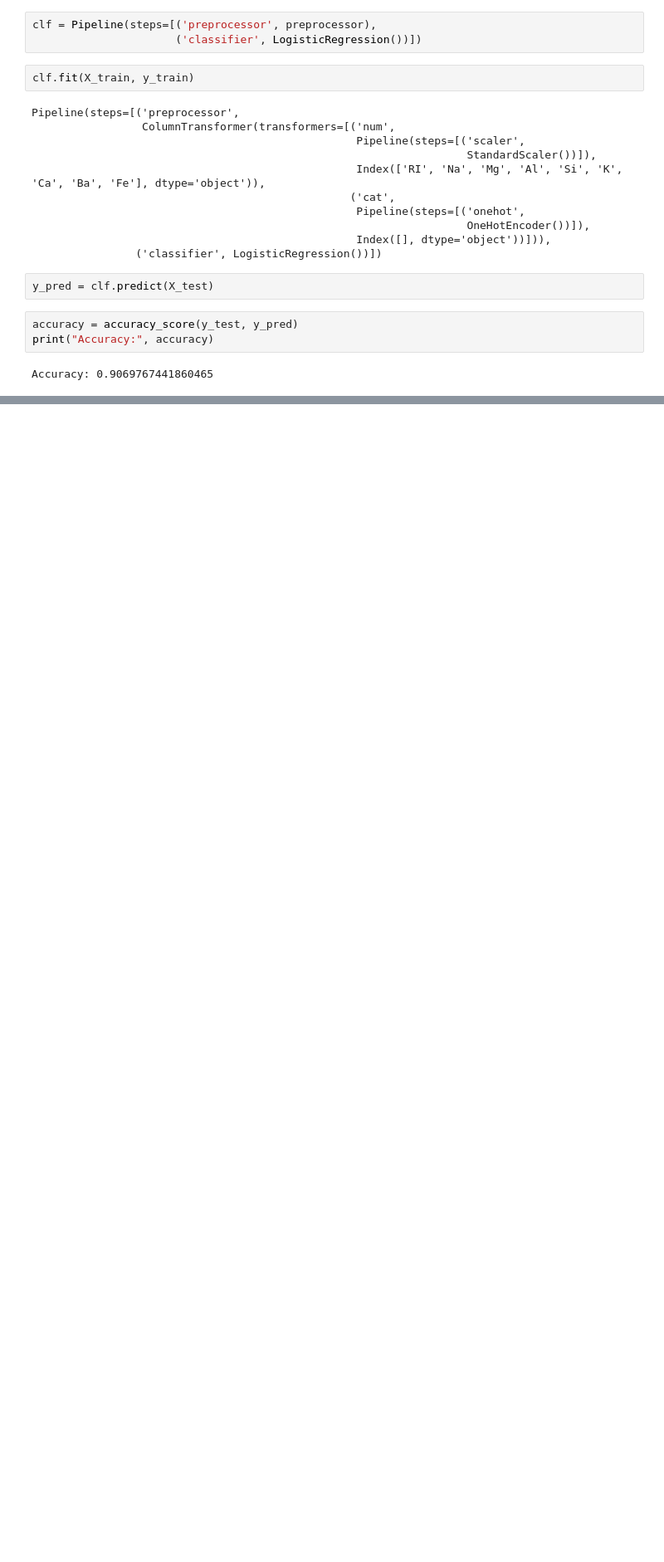
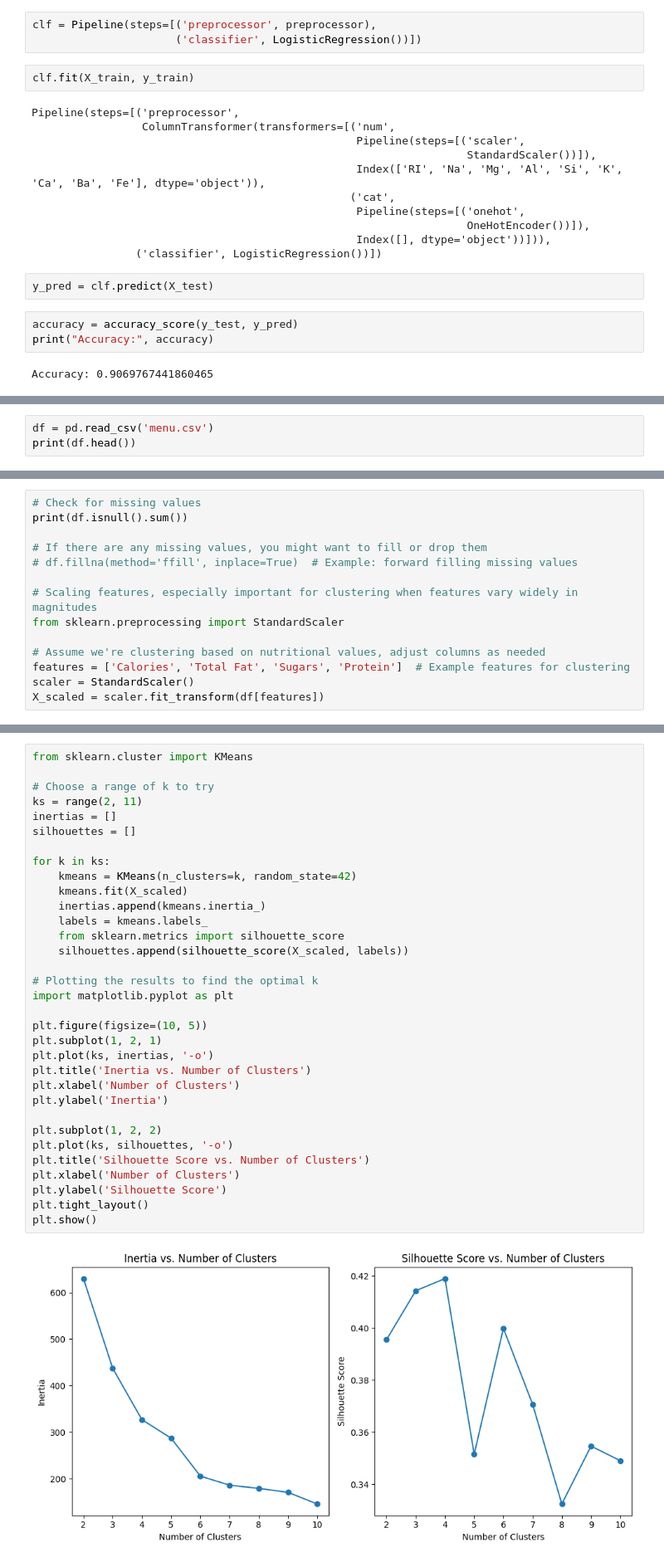
Before and after one commit to Janhaviitambe/Data-Science-Bootcamp, a Jupyter notebook: Week 8/Week8.ipynb, the cells around one changed output, grey strips where cells are left out. Shown at 83% size. Saved outputs shown, nothing was run; the diff lists cells and outputs as text; blank space fills up the shorter version.

```diff
--- a/Week 8/Week8.ipynb
+++ b/Week 8/Week8.ipynb
@@ -170,0 +221,3 @@ Accuracy: 0.9069767441860465
+# %%
+df = pd.read_csv('menu.csv')
+print(df.head())
@@ -170,0 +242,14 @@ Accuracy: 0.9069767441860465
+# %%
+# Check for missing values
+print(df.isnull().sum())
+
+# If there are any missing values, you might want to fill or drop them
+# df.fillna(method='ffill', inplace=True)  # Example: forward filling missing values
+
+# Scaling features, especially important for clustering when features vary widely in magnitudes
+from sklearn.preprocessing import StandardScaler
+
+# Assume we're clustering based on nutritional values, adjust columns as needed
+features = ['Calories', 'Total Fat', 'Sugars', 'Protein']  # Example features for clustering
+scaler = StandardScaler()
+X_scaled = scaler.fit_transform(df[features])
@@ -170,0 +274,35 @@ Accuracy: 0.9069767441860465
+# %%
+from sklearn.cluster import KMeans
+
+# Choose a range of k to try
+ks = range(2, 11)
+inertias = []
+silhouettes = []
+
+for k in ks:
+    kmeans = KMeans(n_clusters=k, random_state=42)
+    kmeans.fit(X_scaled)
+    inertias.append(kmeans.inertia_)
+    labels = kmeans.labels_
+    from sklearn.metrics import silhouette_score
+    silhouettes.append(silhouette_score(X_scaled, labels))
+
+# Plotting the results to find the optimal k
+import matplotlib.pyplot as plt
+
+plt.figure(figsize=(10, 5))
+plt.subplot(1, 2, 1)
+plt.plot(ks, inertias, '-o')
+plt.title('Inertia vs. Number of Clusters')
+plt.xlabel('Number of Clusters')
+plt.ylabel('Inertia')
+
+plt.subplot(1, 2, 2)
+plt.plot(ks, silhouettes, '-o')
+plt.title('Silhouette Score vs. Number of Clusters')
+plt.xlabel('Number of Clusters')
+plt.ylabel('Silhouette Score')
+plt.tight_layout()
+plt.show()
+# %% [output]
+[figure, added]
```
Also changed, not shown: parts of 14 cells of this notebook.
